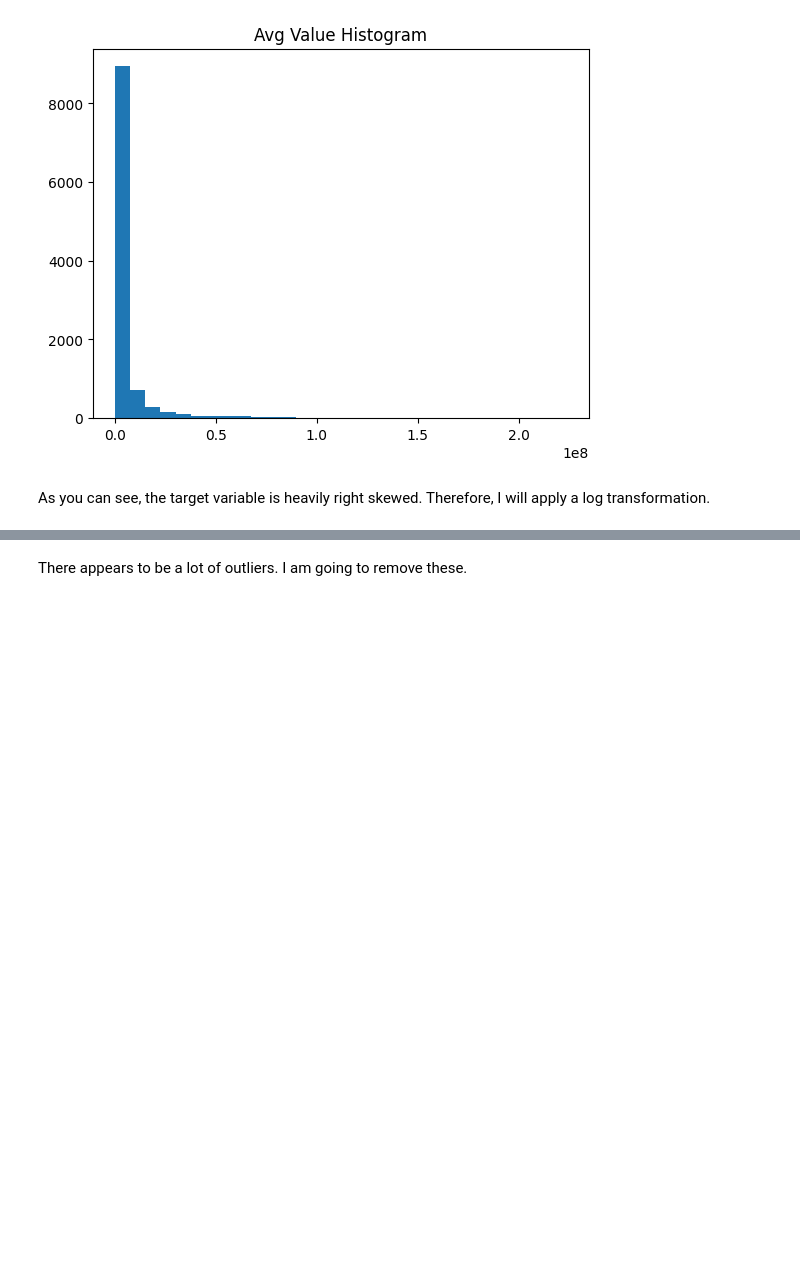
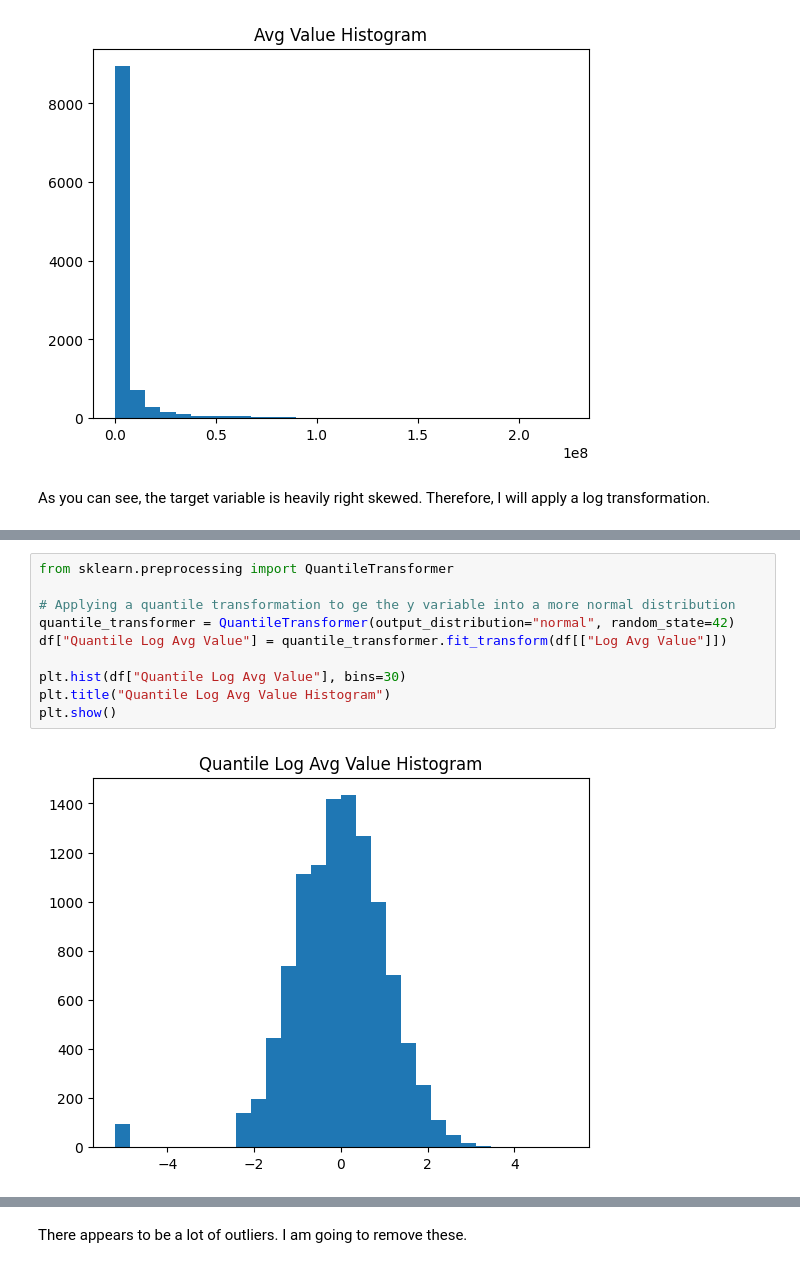
Before and after one commit to louis-porter/FM24_player_valuation_analysis, a Jupyter notebook: FM_player_valuation_analysis.ipynb, the cells around one changed output, grey strips where cells are left out. Cells and saved outputs as stored; diff of their text form; blank space fills up the shorter version.

```diff
--- a/FM_player_valuation_analysis.ipynb
+++ b/FM_player_valuation_analysis.ipynb
@@ -106,4 +106,16 @@ min         12.206078
 max         19.224922
 Name: Log Avg Value, dtype: float64
 [figure]
+# %%
+from sklearn.preprocessing import QuantileTransformer
+
+# Applying a quantile transformation to ge the y variable into a more normal distribution
+quantile_transformer = QuantileTransformer(output_distribution="normal", random_state=42)
+df["Quantile Log Avg Value"] = quantile_transformer.fit_transform(df[["Log Avg Value"]])
+
+plt.hist(df["Quantile Log Avg Value"], bins=30)
+plt.title("Quantile Log Avg Value Histogram")
+plt.show()
+# %% [output]
+[figure, added]
 # %%
```
Also changed, not shown: parts of 23 cells of this notebook.
